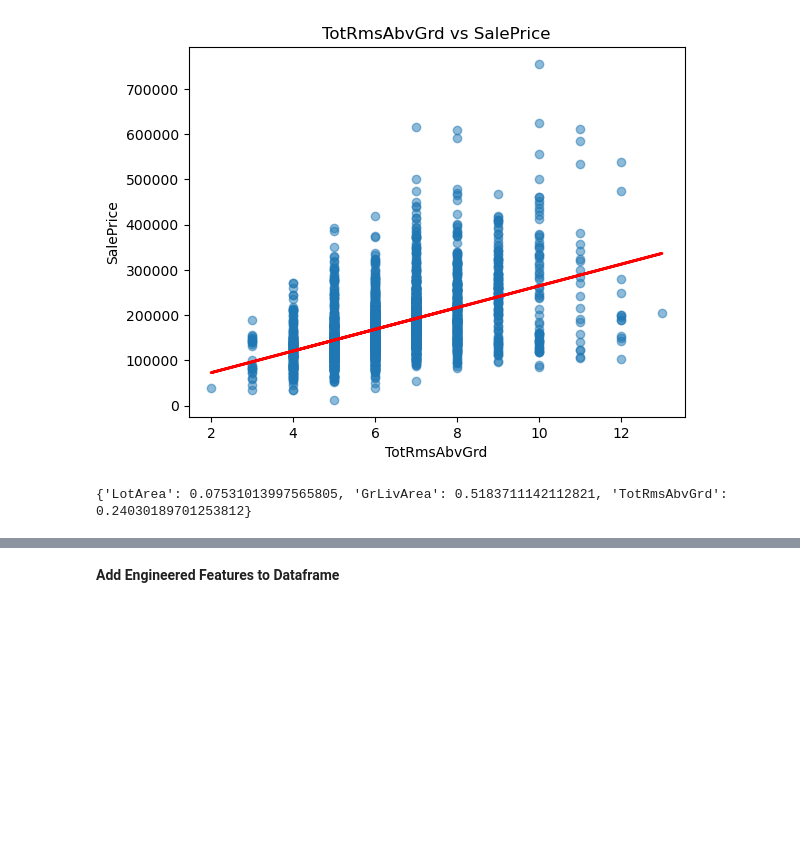
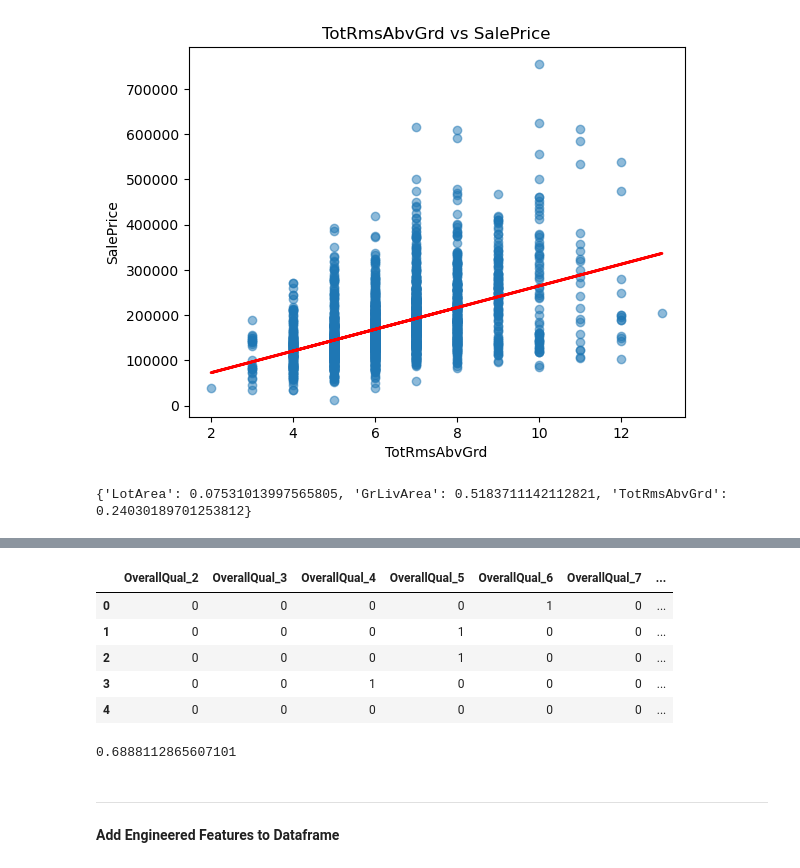
Before and after one commit to bassoonelephant/ames, a Jupyter notebook: 2-ames-LR.ipynb, the cells around one changed output, grey strips where cells are left out. Saved outputs shown, nothing was run; the diff lists cells and outputs as text; code cells hidden in the pictures; blank space fills up the shorter version.

```diff
--- a/2-ames-LR.ipynb
+++ b/2-ames-LR.ipynb
@@ -241,3 +266,28 @@ print(predictors_eng[['YearsSinceBuilt', 'YearBuilt']].head())
+# %%
+# Dummify the 'OverallQual' column
+overall_qual_dummies = pd.get_dummies(predictors['OverallQual'], prefix='OverallQual')
+
+# Drop the first column of overall_qual_dummies
+overall_qual_dummies = overall_qual_dummies.drop('OverallQual_1', axis=1)
+
+overall_qual_dummies.head()
+# %% [output]
+|  | OverallQual_2 | OverallQual_3 | OverallQual_4 | OverallQual_5 | OverallQual_6 | OverallQual_7 | ... |
+| 0 | 0 | 0 | 0 | 0 | 1 | 0 | ... |
+| 1 | 0 | 0 | 0 | 1 | 0 | 0 | ... |
+| 2 | 0 | 0 | 0 | 1 | 0 | 0 | ... |
+| 3 | 0 | 0 | 1 | 0 | 0 | 0 | ... |
+| 4 | 0 | 0 | 0 | 0 | 0 | 0 | ... |
+# %%
+# Fit the model
+lr.fit(overall_qual_dummies, target)
+
+# Show the R^2 score
+lr.score(overall_qual_dummies, target)
+# %% [output]
+0.6888112865607101
+# %% [markdown]
+------
 # %% [markdown]
 **Add Engineered Features to Dataframe**
 # %%
```
Also changed, not shown: parts of 12 cells of this notebook.
